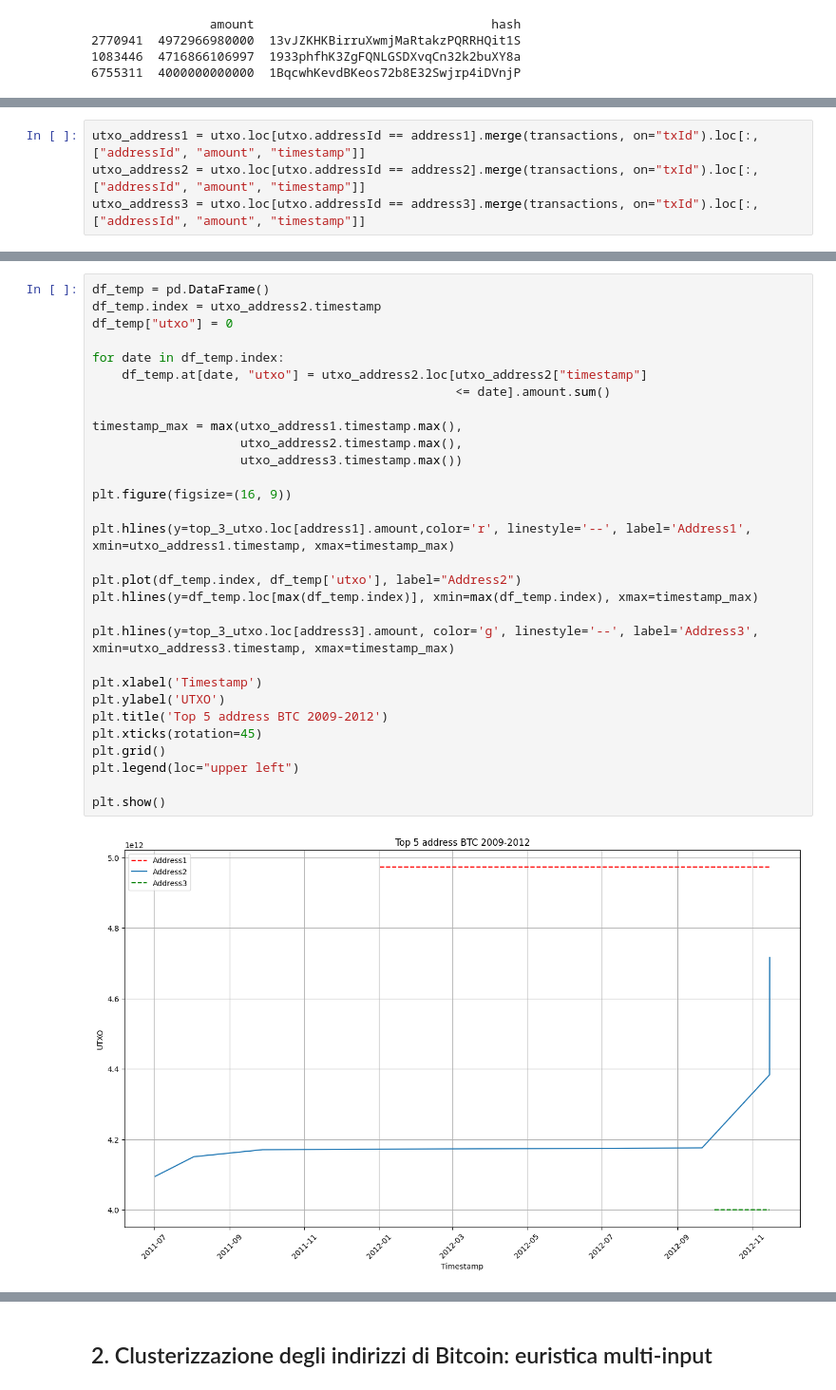
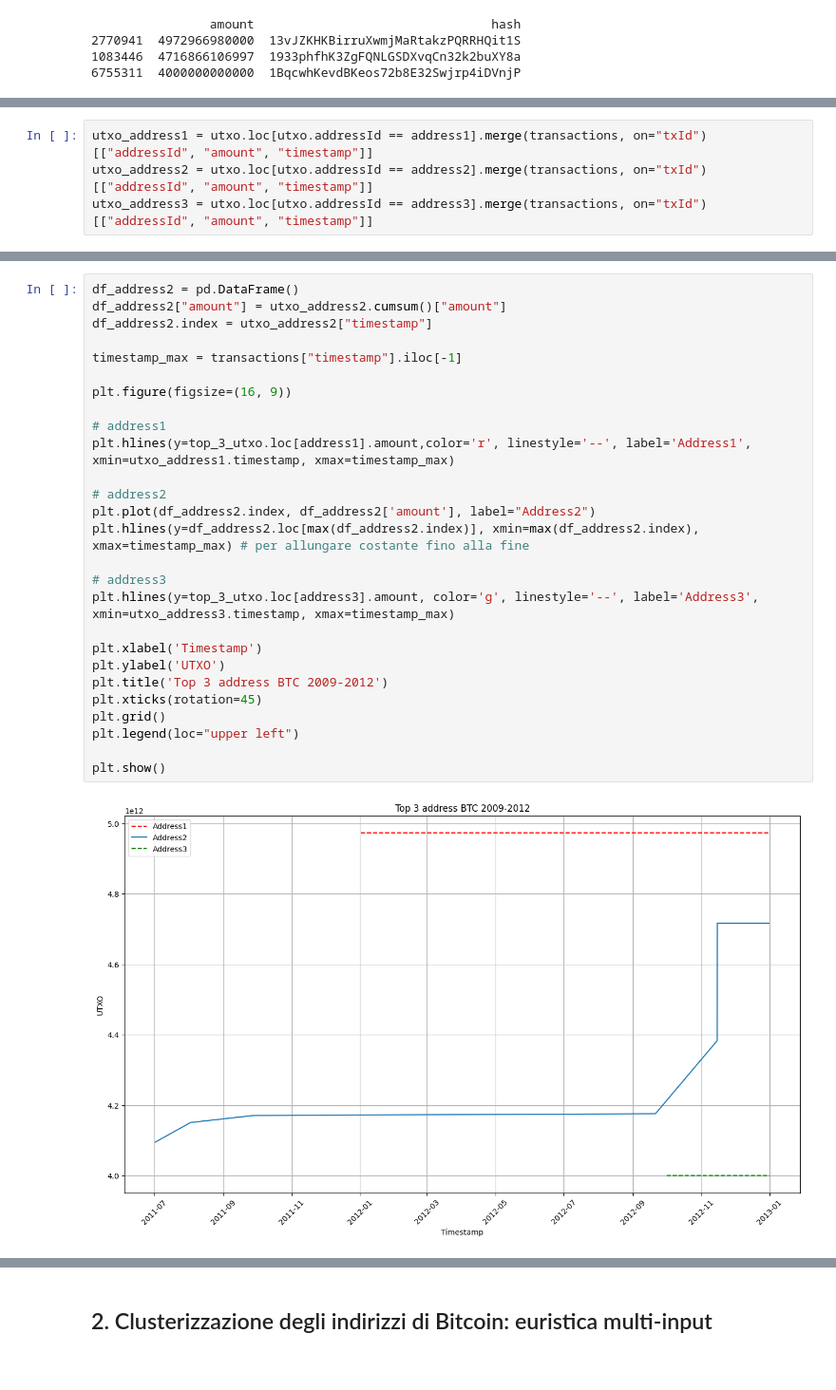
Before and after one commit to FlavRomano/CRAFTY, a Jupyter notebook: main.ipynb, the cells around one changed output, grey strips where cells are left out. Shown at 95% size. Drawn from its saved outputs; the diff is of its cells as text.

```diff
--- a/main.ipynb
+++ b/main.ipynb
@@ -133,4 +184,4 @@ print(top_3_utxo)
 # %%
-utxo_address1 = utxo.loc[utxo.addressId == address1].merge(transactions, on="txId").loc[:, ["addressId", "amount", "timestamp"]]
-utxo_address2 = utxo.loc[utxo.addressId == address2].merge(transactions, on="txId").loc[:, ["addressId", "amount", "timestamp"]]
-utxo_address3 = utxo.loc[utxo.addressId == address3].merge(transactions, on="txId").loc[:, ["addressId", "amount", "timestamp"]]
+utxo_address1 = utxo.loc[utxo.addressId == address1].merge(transactions, on="txId")[["addressId", "amount", "timestamp"]]
+utxo_address2 = utxo.loc[utxo.addressId == address2].merge(transactions, on="txId")[["addressId", "amount", "timestamp"]]
+utxo_address3 = utxo.loc[utxo.addressId == address3].merge(transactions, on="txId")[["addressId", "amount", "timestamp"]]
@@ -137,32 +191,29 @@ utxo_address3 = utxo.loc[utxo.addressId == address3].merge(transactions, on="txI
 # %%
-df_temp = pd.DataFrame()
-df_temp.index = utxo_address2.timestamp
-df_temp["utxo"] = 0
+df_address2 = pd.DataFrame()
+df_address2["amount"] = utxo_address2.cumsum()["amount"]
+df_address2.index = utxo_address2["timestamp"]
 
-for date in df_temp.index:
-    df_temp.at[date, "utxo"] = utxo_address2.loc[utxo_address2["timestamp"]
-                                                 <= date].amount.sum()
-
-timestamp_max = max(utxo_address1.timestamp.max(),
-                    utxo_address2.timestamp.max(),
-                    utxo_address3.timestamp.max())
+timestamp_max = transactions["timestamp"].iloc[-1]
 
 plt.figure(figsize=(16, 9))
 
+# address1
 plt.hlines(y=top_3_utxo.loc[address1].amount,color='r', linestyle='--', label='Address1', xmin=utxo_address1.timestamp, xmax=timestamp_max)
 
-plt.plot(df_temp.index, df_temp['utxo'], label="Address2")
-plt.hlines(y=df_temp.loc[max(df_temp.index)], xmin=max(df_temp.index), xmax=timestamp_max)
+# address2
+plt.plot(df_address2.index, df_address2['amount'], label="Address2")
+plt.hlines(y=df_address2.loc[max(df_address2.index)], xmin=max(df_address2.index), xmax=timestamp_max) # per allungare costante fino alla fine
 
+# address3
 plt.hlines(y=top_3_utxo.loc[address3].amount, color='g', linestyle='--', label='Address3', xmin=utxo_address3.timestamp, xmax=timestamp_max)
 
 plt.xlabel('Timestamp')
 plt.ylabel('UTXO')
-plt.title('Top 5 address BTC 2009-2012')
+plt.title('Top 3 address BTC 2009-2012')
 plt.xticks(rotation=45)
 plt.grid()
 plt.legend(loc="upper left")
 
 plt.show()
 # %% [output]
-[figure, old version]
+[figure, new version]
```
Also changed, not shown: parts of 16 cells of this notebook.
